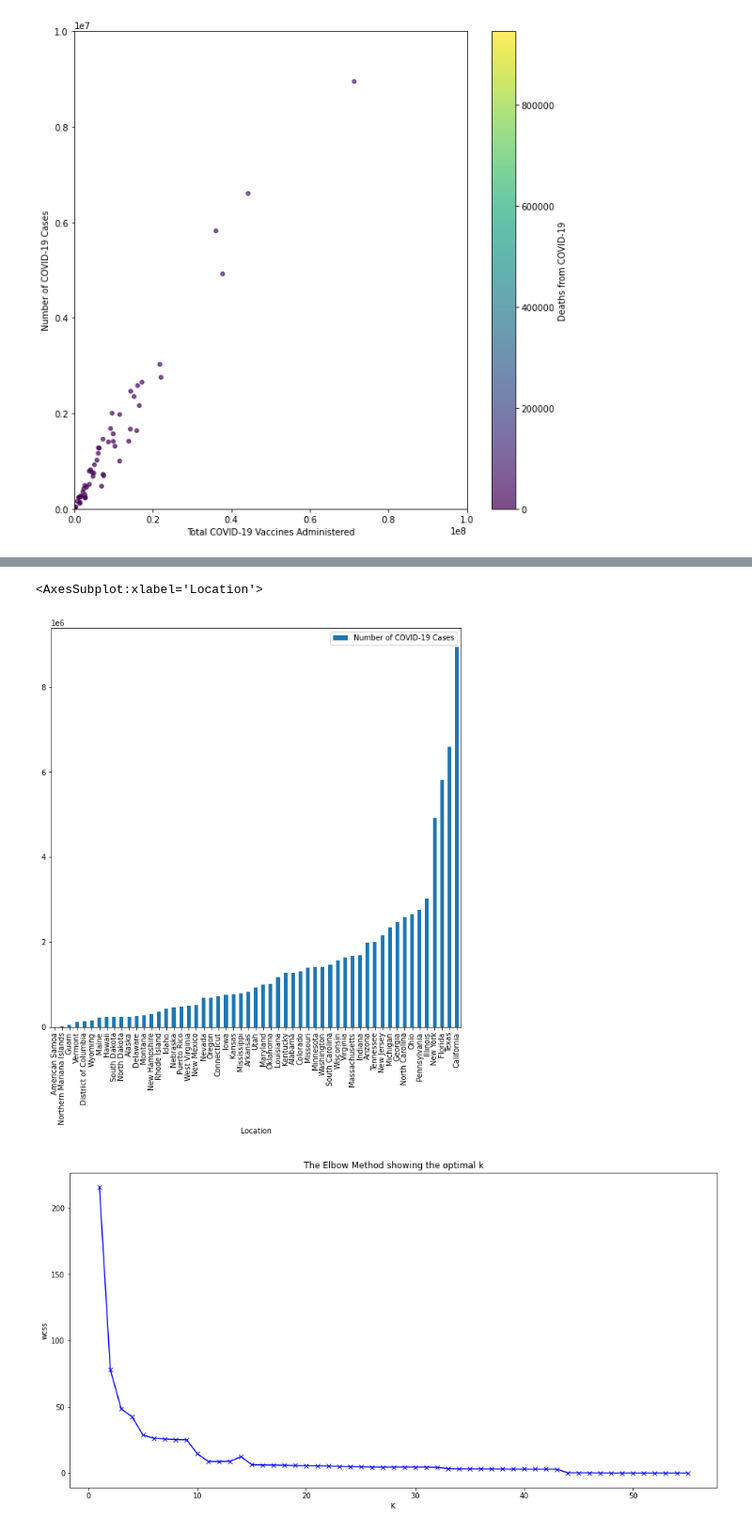
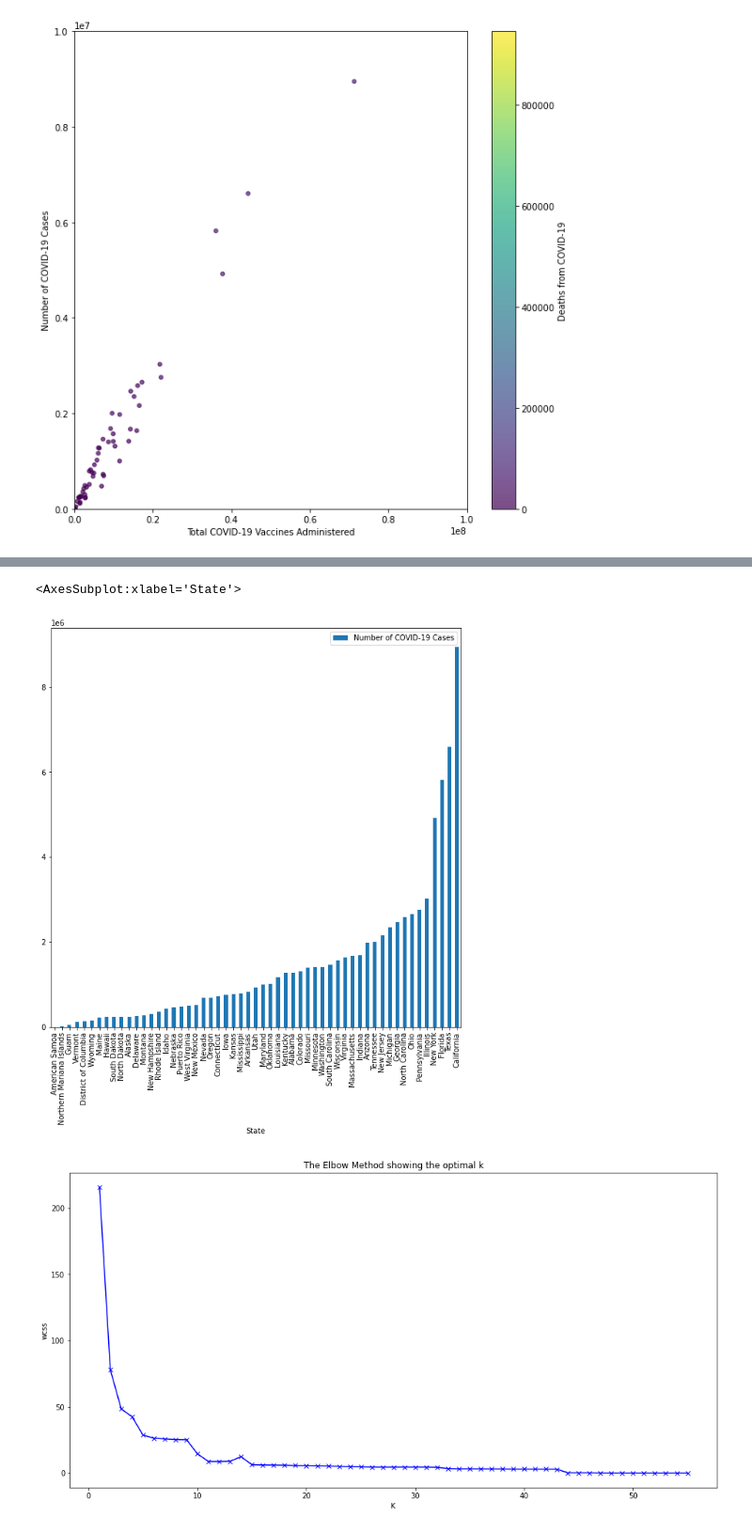
Before and after one commit to syao2017/Covid_Tracker, a Jupyter notebook: Team_Project_part_3.ipynb, the cells around one changed output, grey strips where cells are left out. Shown at 94% size. Drawn from its saved outputs; the diff is of its cells as text; code cells hidden in the pictures.

```diff
--- a/Team_Project_part_3.ipynb
+++ b/Team_Project_part_3.ipynb
@@ -319,10 +367,10 @@ df2.sort_values('Deaths from COVID-19').plot.bar('Location', 'Deaths from COVID-
 # %%
 #Create a bar graph that show the relationship between
 #the number of cases in each state
-df2.sort_values('Number of COVID-19 Cases').plot.bar('Location', 'Number of COVID-19 Cases', figsize=(10,10))
+df2.sort_values('Number of COVID-19 Cases').plot.bar('State', 'Number of COVID-19 Cases', figsize=(10,10))
 # %% [output]
-<AxesSubplot:xlabel='Location'>
+<AxesSubplot:xlabel='State'>
-[figure, old version]
+[figure, new version]
 # %%
 #calculate the inertia values and max distances from eachother, also check clustering to see which would be optimal K value
 
```
Also changed, not shown: parts of 11 cells of this notebook.
